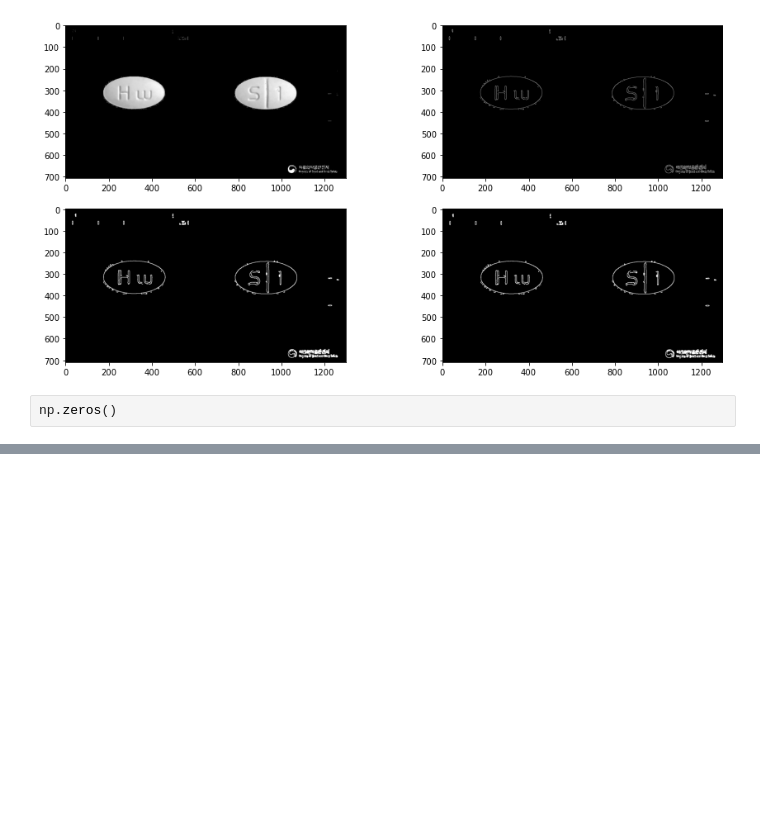
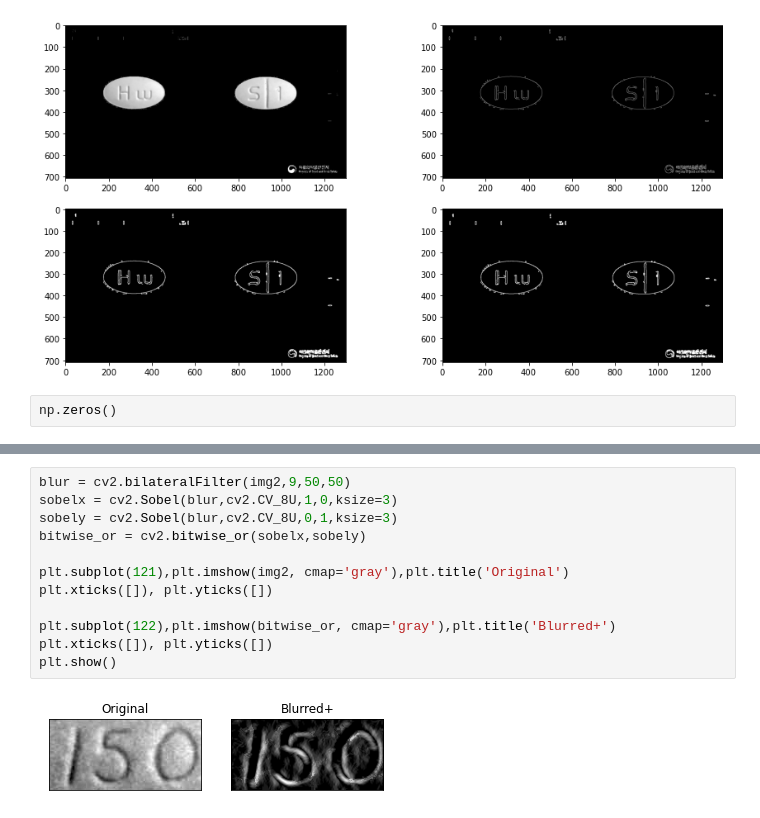
Before and after one commit to Bbonobono/Medicine, a Jupyter notebook: easyOCR.ipynb, the cells around one changed output, grey strips where cells are left out. Saved outputs shown, nothing was run; the diff lists cells and outputs as text; blank space fills up the shorter version.

```diff
--- a/easyOCR.ipynb
+++ b/easyOCR.ipynb
@@ -498,0 +565,14 @@ cv2.destroyAllWindows()
+# %%
+blur = cv2.bilateralFilter(img2,9,50,50)
+sobelx = cv2.Sobel(blur,cv2.CV_8U,1,0,ksize=3)
+sobely = cv2.Sobel(blur,cv2.CV_8U,0,1,ksize=3)
+bitwise_or = cv2.bitwise_or(sobelx,sobely)
+
+plt.subplot(121),plt.imshow(img2, cmap='gray'),plt.title('Original')
+plt.xticks([]), plt.yticks([])
+
+plt.subplot(122),plt.imshow(bitwise_or, cmap='gray'),plt.title('Blurred+')
+plt.xticks([]), plt.yticks([])
+plt.show()
+# %% [output]
+[figure, added]
```
Also changed, not shown: parts of 18 cells of this notebook, 1 other file.
